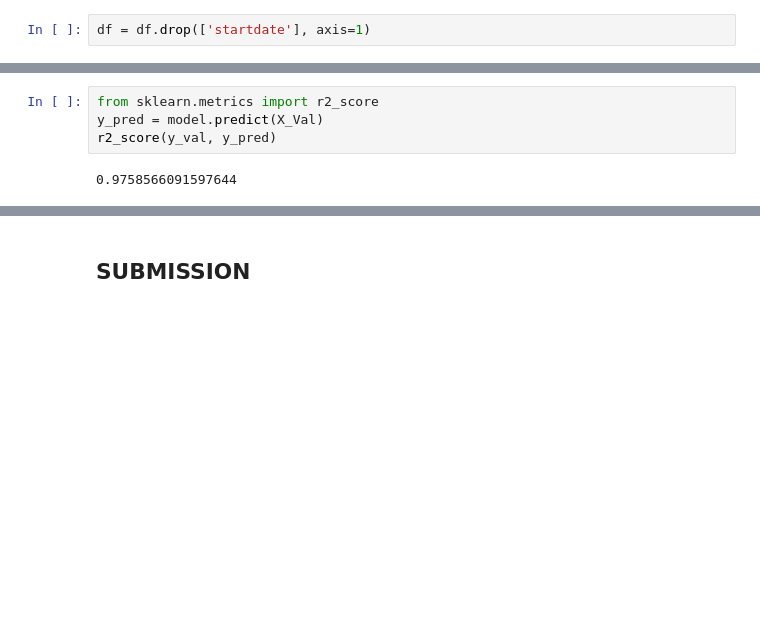
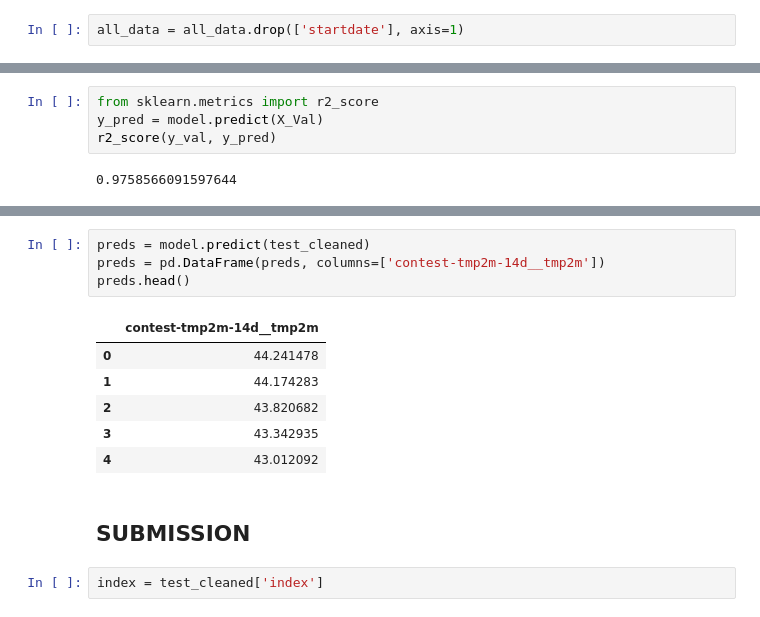
Before and after one commit to kigenchesire/hackaton2023, a Jupyter notebook: widshackaton.ipynb, the cells around one changed output, grey strips where cells are left out. Saved outputs shown, nothing was run; the diff lists cells and outputs as text; blank space fills up the shorter version.

```diff
--- a/widshackaton.ipynb
+++ b/widshackaton.ipynb
@@ -130,2 +180,2 @@ df = train.drop(['wind-vwnd-925-2010-5', 'wind-vwnd-925-2010-6', 'wind-vwnd-925-
 # %%
-df = df.drop(['startdate'], axis=1)
+all_data = all_data.drop(['startdate'], axis=1)
@@ -187,4 +275,17 @@ r2_score(y_val, y_pred)
+# %%
+preds = model.predict(test_cleaned)
+preds = pd.DataFrame(preds, columns=['contest-tmp2m-14d__tmp2m'])
+preds.head()
+# %% [output]
+|  | contest-tmp2m-14d__tmp2m |
+| 0 | 44.241478 |
+| 1 | 44.174283 |
+| 2 | 43.820682 |
+| 3 | 43.342935 |
+| 4 | 43.012092 |
 # %% [markdown]
 ## SUBMISSION
+# %%
+index = test_cleaned['index']
 # %%
 # Create submission DataFrame
```
Also changed, not shown: parts of 24 cells of this notebook.
